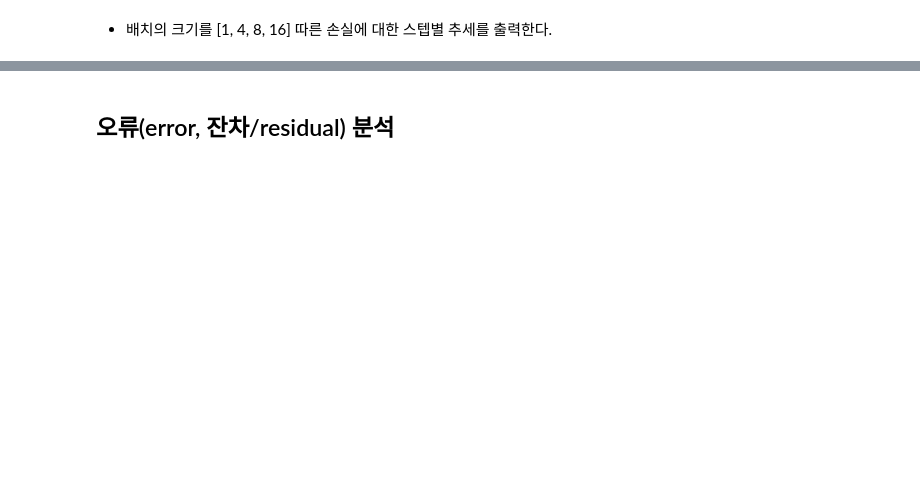
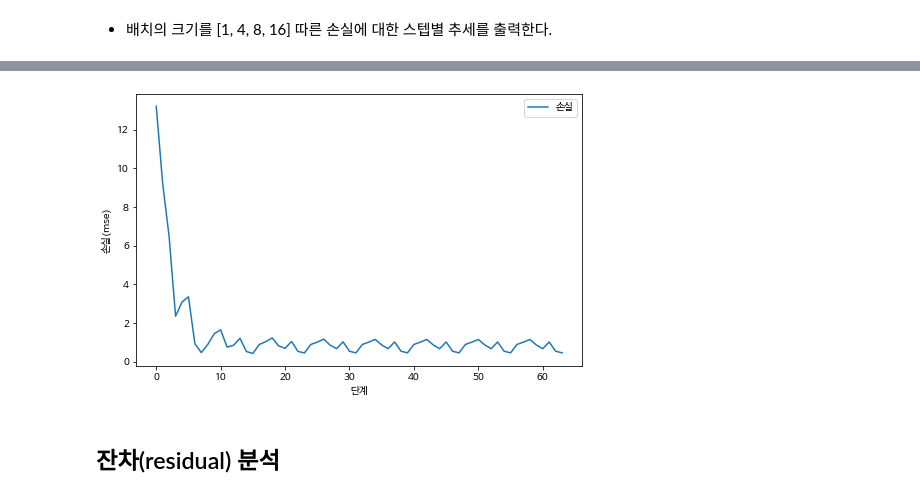
Before and after one commit to sunkusun9/ML2022_1, a Jupyter notebook: simple_linear_regression.ipynb, the cells around one changed output, grey strips where cells are left out. Saved outputs shown, nothing was run; the diff lists cells and outputs as text; code cells hidden in the pictures; blank space fills up the shorter version.

```diff
--- a/simple_linear_regression.ipynb
+++ b/simple_linear_regression.ipynb
@@ -430,18 +509,18 @@ for i in range(epochs):
         # j번째 배치 세트를 만든다.
         x_c = x[j:j + batch_size]
         y_c = y[j:j + batch_size]
-        y_delta = y_c - beta_0 - beta_1 * x_c
-        y_delta_by_beta_0 = -np.mean(y_delta) # beta_0의 미분값
-        y_delta_by_beta_1 = -np.mean(y_delta * x_c) # beta_1의 미분값
-        beta_0 -= y_delta_by_beta_0 * learning_rate
-        beta_1 -= y_delta_by_beta_1 * learning_rate
-        y_hat_c = beta_0 + beta_1 * x_c
-        mse_c = np.mean(np.square(y_c - y_hat_c))
-        loss_hist.append(mse_c)
-    y_hat = beta_0 + beta_1 * x
-    mse = np.mean(np.square(y - y_hat))
-    beta_hist.append((beta_0, beta_1))
-    loss_hist.append(mse)
+        y_delta = y_c - beta_hat_0 - beta_hat_1 * x_c
+        beta_hat_delta_0 = -np.mean(y_delta) # beta_0의 미분값
+        beta_hat_delta_1 = -np.mean(y_delta * x_c) # beta_1의 미분값
+        beta_hat_0 -= beta_hat_delta_0 * learning_rate
+        beta_hat_1 -= beta_hat_delta_1 * learning_rate
+        y_hat_c = beta_hat_0 + beta_hat_1 * x_c
+        loss_c = loss_mse(y_c, y_hat_c)
+        loss_hist.append(loss_c)
+    y_hat = beta_hat_0 + beta_hat_1 * x
+    loss = loss_mse(y, y_hat)
+    beta_hat_hist.append((beta_hat_0, beta_hat_1))
+    loss_hist.append(loss)
 # %% [markdown]
 스텝별 손실을 기록
 # %%
@@ -517,2 +649,12 @@ plt.show()
+# %%
+plt.figure(figsize=(8, 5)) # 표 설정
+# epoch에 따른 y값 출력
+plt.plot(loss_hist, label='손실')
+plt.xlabel("단계")
+plt.ylabel("손실(mse)")
+plt.legend()
+plt.show()
+# %% [output]
+[figure, added]
 # %% [markdown]
-## 오류(error, 잔차/residual) 분석
+## 잔차(residual) 분석
```
Also changed, not shown: parts of 43 cells of this notebook.
